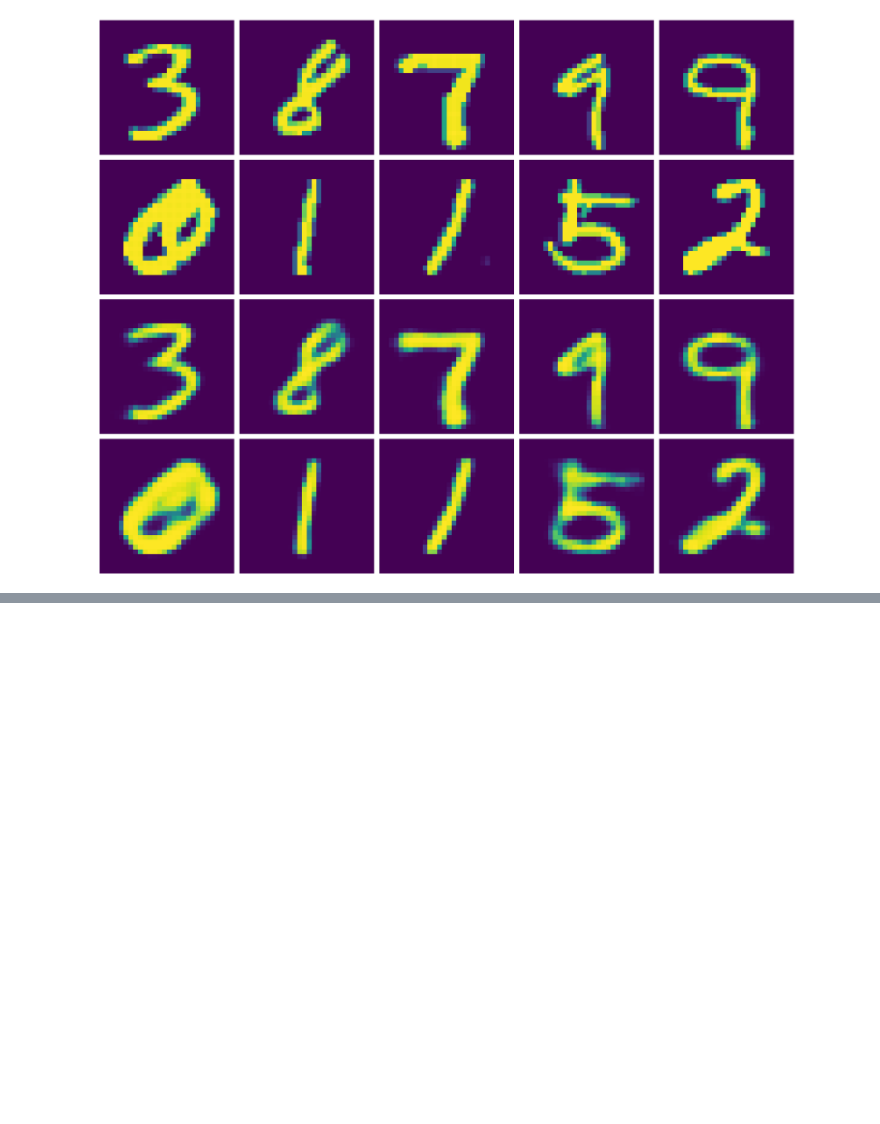
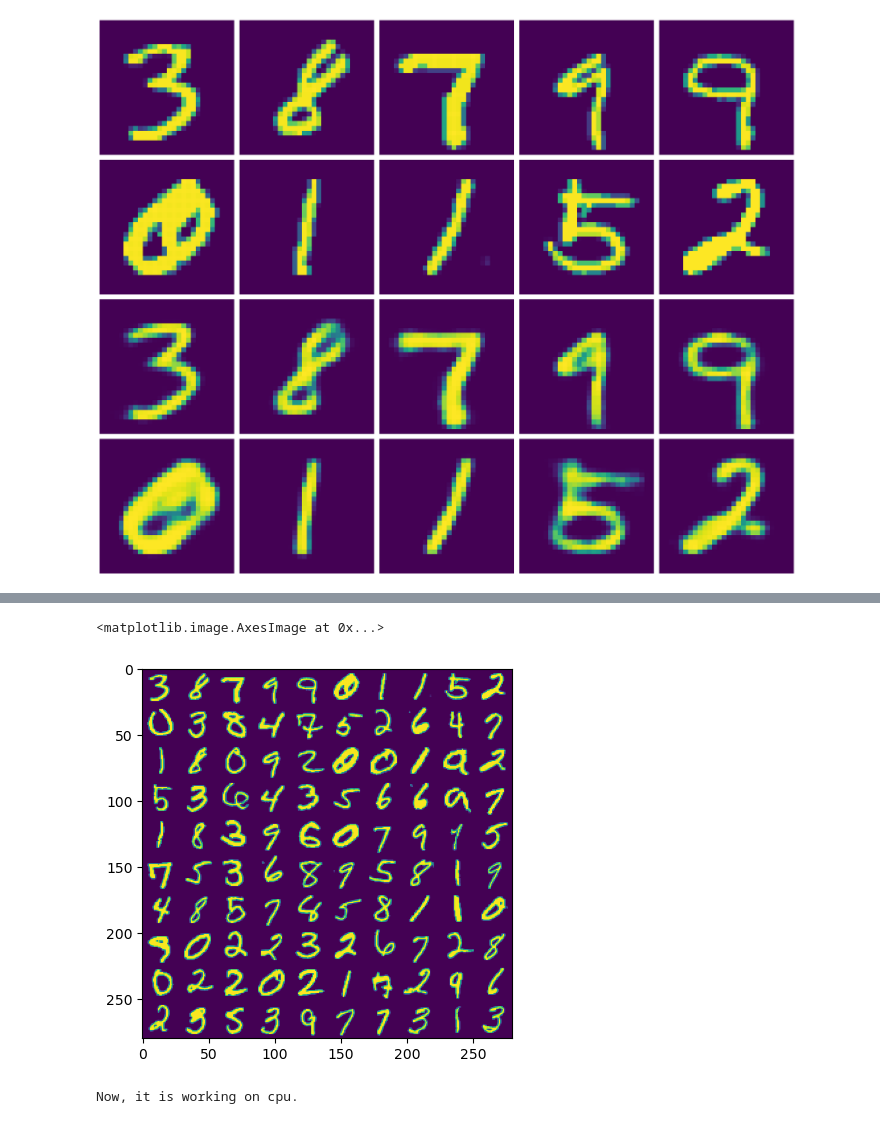
Before and after one commit to secondvoca/sdc_ae_23, a Jupyter notebook: exp_0707.ipynb, the cells around one changed output, grey strips where cells are left out. Drawn from its saved outputs; the diff is of its cells as text; code cells hidden in the pictures; blank space fills up the shorter version.

```diff
--- a/exp_0707.ipynb
+++ b/exp_0707.ipynb
@@ -288,0 +293,6 @@ Now, it is working on cuda:0.
+# %%
+manager = Manager()
+manager.prepare_data()
+manager.set_default_model(2)
+
+print(manager.model)
@@ -288,0 +314,16 @@ Now, it is working on cuda:0.
+# %%
+import matplotlib.pyplot as plt
+import torch
+
+img = torch.zeros(280, 280)
+
+start = 10000
+
+for i in range(10):
+    for j in range(10):
+        img[i * 28:(i + 1) * 28, j * 28:(j + 1) * 28] = manager.training_data.data[start + i * 10 + j].view([28, 28])
+
+plt.imshow(img)
+# %% [output]
+<matplotlib.image.AxesImage at 0x...>
+[figure, added]
@@ -288,0 +333,14 @@ Now, it is working on cuda:0.
+# %%
+def calc_loss(model, x, y, F, device):
+    z = model.get_submodule("encoder")(x)
+    x_hat = model.get_submodule("decoder")(z)
+    loss = F.binary_cross_entropy(x_hat, x, reduction='sum')/len(x)
+    return loss
+
+manager = Manager()
+manager.prepare_data()
+manager.set_default_model(2)
+
+hist = manager.train_on_cpu(calc_loss, epochs=20)
+# %% [output]
+Now, it is working on cpu.
```
Also changed, not shown: parts of 7 cells of this notebook, 4 other files.
